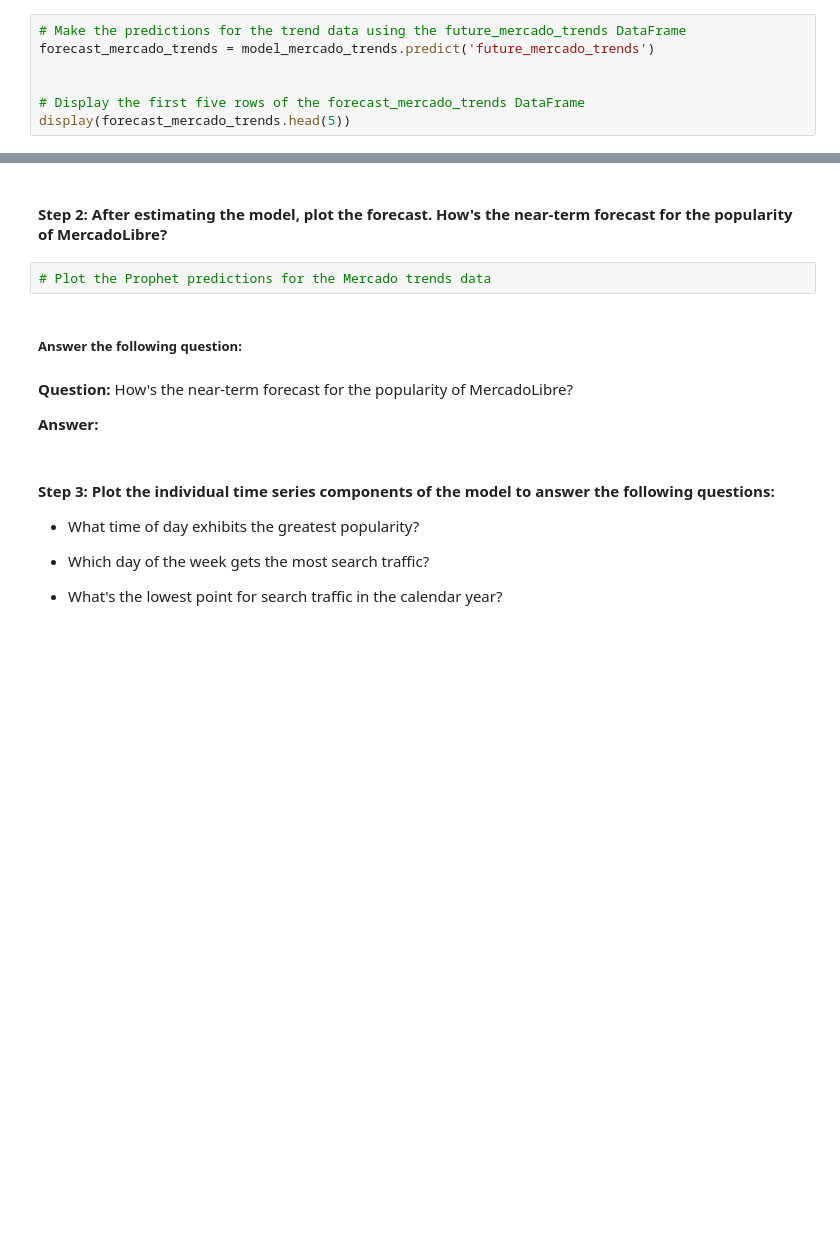
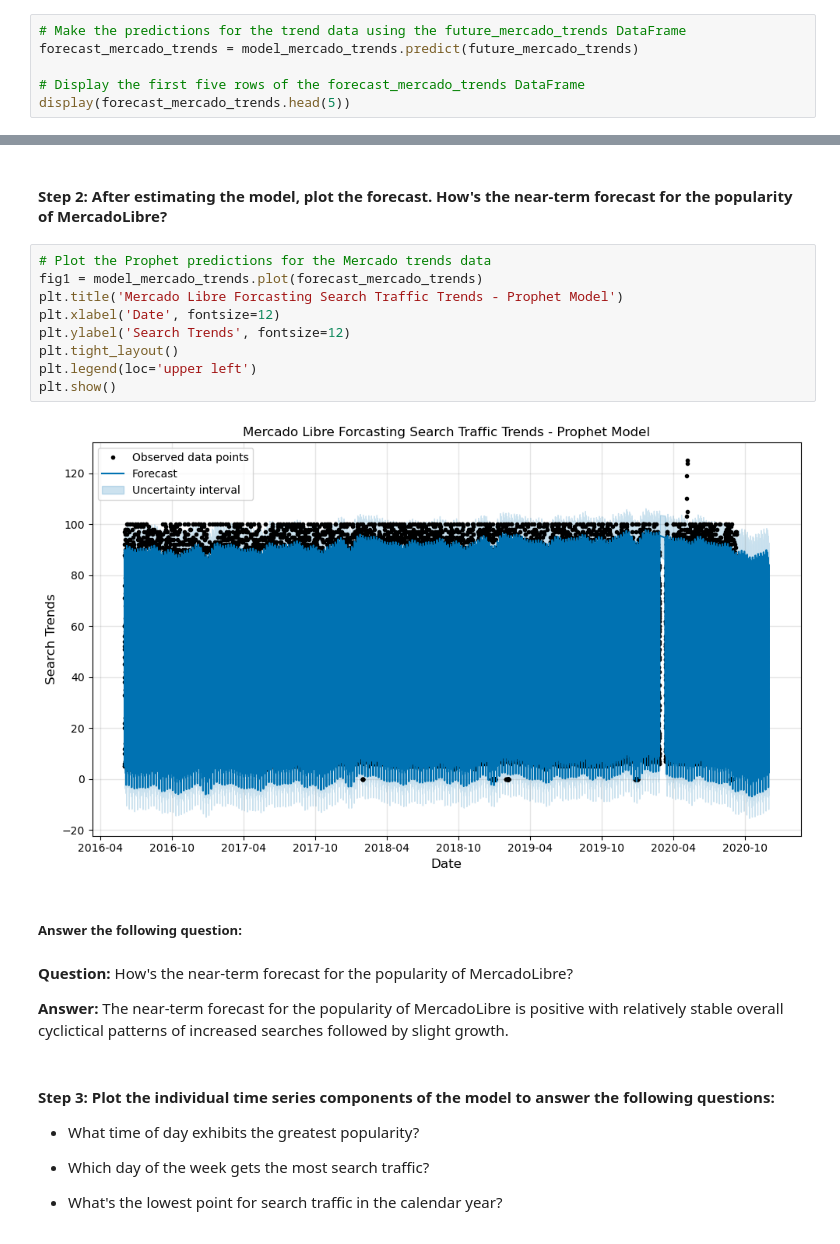
Before and after one commit to Raymond-St/prophet-challenge, a Jupyter notebook: forecasting_net_prophet.ipynb, the cells around one changed output, grey strips where cells are left out. Saved outputs shown, nothing was run; the diff lists cells and outputs as text; blank space fills up the shorter version.

```diff
--- a/forecasting_net_prophet.ipynb
+++ b/forecasting_net_prophet.ipynb
@@ -564,8 +601,7 @@ future_mercado_trends.tail(5)
 | 39105 | 2020-11-30 08:00:00 |
 # %%
 # Make the predictions for the trend data using the future_mercado_trends DataFrame
-forecast_mercado_trends = model_mercado_trends.predict('future_mercado_trends')
-
+forecast_mercado_trends = model_mercado_trends.predict(future_mercado_trends)
 
 # Display the first five rows of the forecast_mercado_trends DataFrame
 display(forecast_mercado_trends.head(5))
@@ -574,13 +616,22 @@ AttributeError: 'str' object has no attribute 'shape'
 # %% [markdown]
 #### Step 2: After estimating the model, plot the forecast. How's the near-term forecast for the popularity of MercadoLibre?
-# %%
-# Plot the Prophet predictions for the Mercado trends data
+# %%
+# Plot the Prophet predictions for the Mercado trends data
+fig1 = model_mercado_trends.plot(forecast_mercado_trends)
+plt.title('Mercado Libre Forcasting Search Traffic Trends - Prophet Model')
+plt.xlabel('Date', fontsize=12)
+plt.ylabel('Search Trends', fontsize=12)
+plt.tight_layout()
+plt.legend(loc='upper left')
+plt.show()
+# %% [output]
+[figure, added]
 # %% [markdown]
 ##### Answer the following question:
 # %% [markdown]
 **Question:**  How's the near-term forecast for the popularity of MercadoLibre?
 
-**Answer:**
+**Answer:**  The  near-term forecast for the popularity of MercadoLibre is positive with relatively stable overall cyclictical patterns of increased searches followed by slight growth.
 # %% [markdown]
 #### Step 3: Plot the individual time series components of the model to answer the following questions:
 
```
Also changed, not shown: parts of 23 cells of this notebook.
